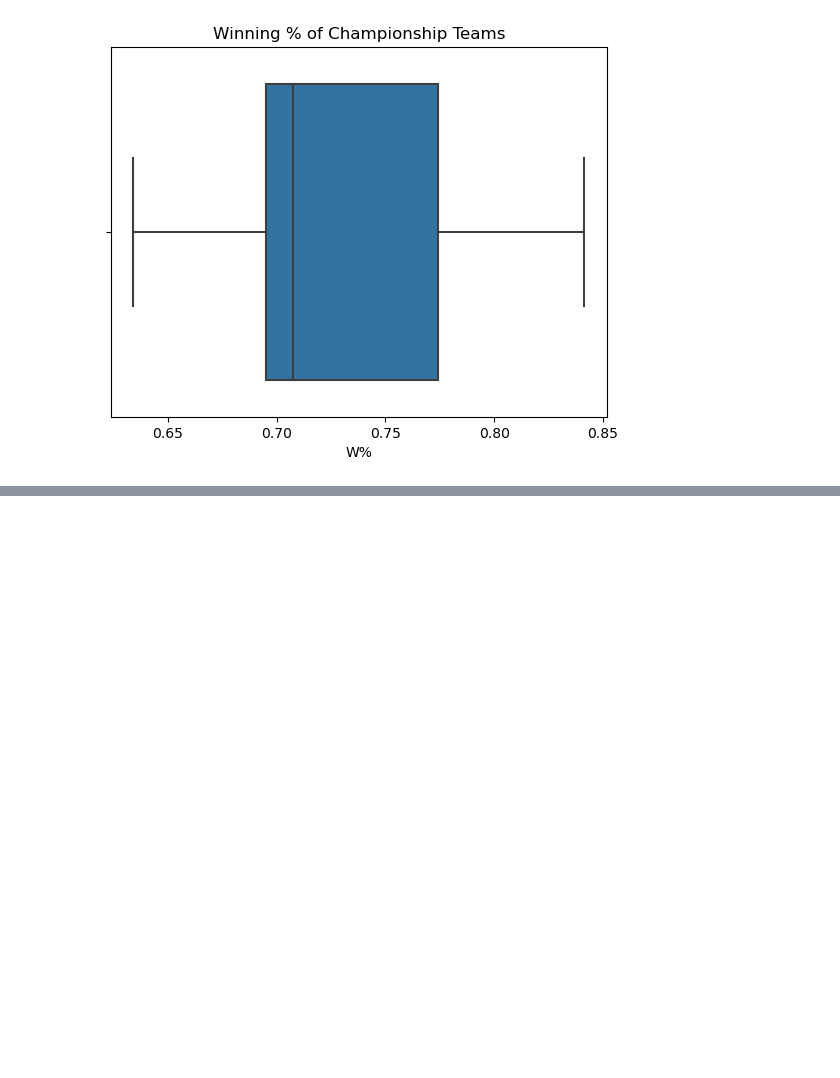
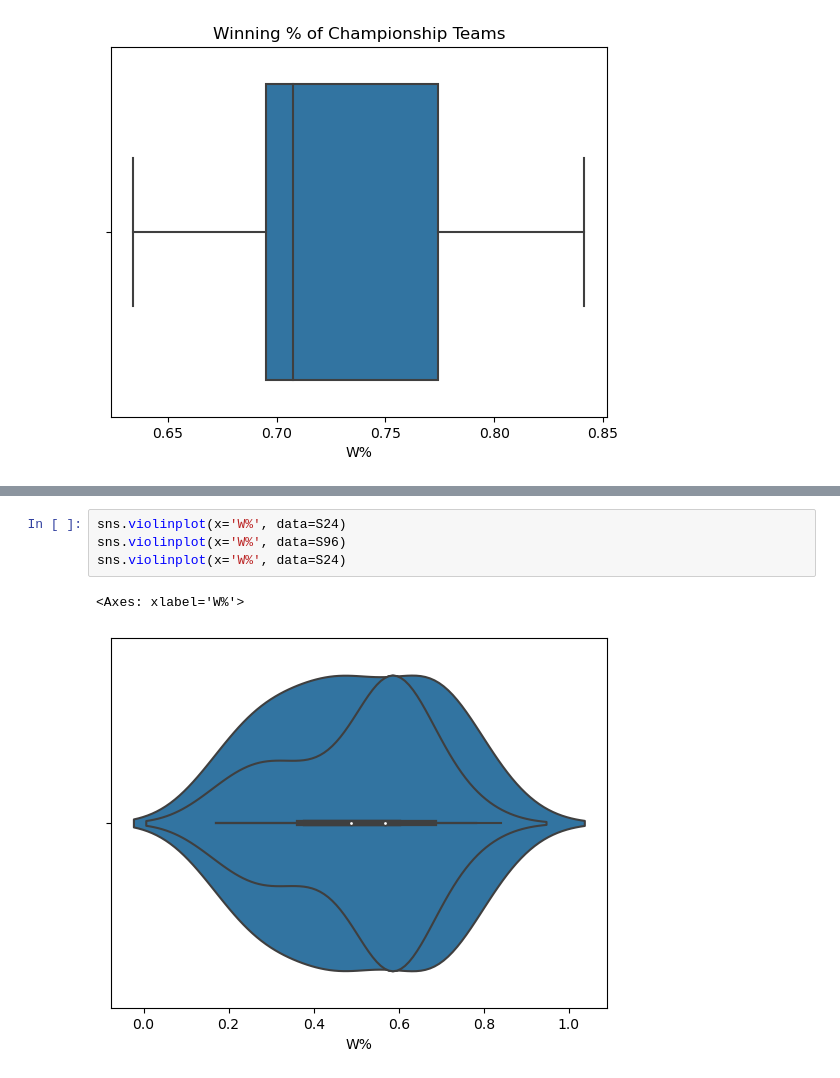
Before and after one commit to abdulksyed10/CS2410FinalProject, a Jupyter notebook: Preprocessing.ipynb, the cells around one changed output, grey strips where cells are left out. Saved outputs shown, nothing was run; the diff lists cells and outputs as text; blank space fills up the shorter version.

```diff
--- a/Preprocessing.ipynb
+++ b/Preprocessing.ipynb
@@ -285,0 +376,7 @@ Text(0.5, 1.0, 'Winning % of Championship Teams')
+# %%
+sns.violinplot(x='W%', data=S24)
+sns.violinplot(x='W%', data=S96)
+sns.violinplot(x='W%', data=S24)
+# %% [output]
+<Axes: xlabel='W%'>
+[figure, added]
```
Also changed, not shown: parts of 4 cells of this notebook.
